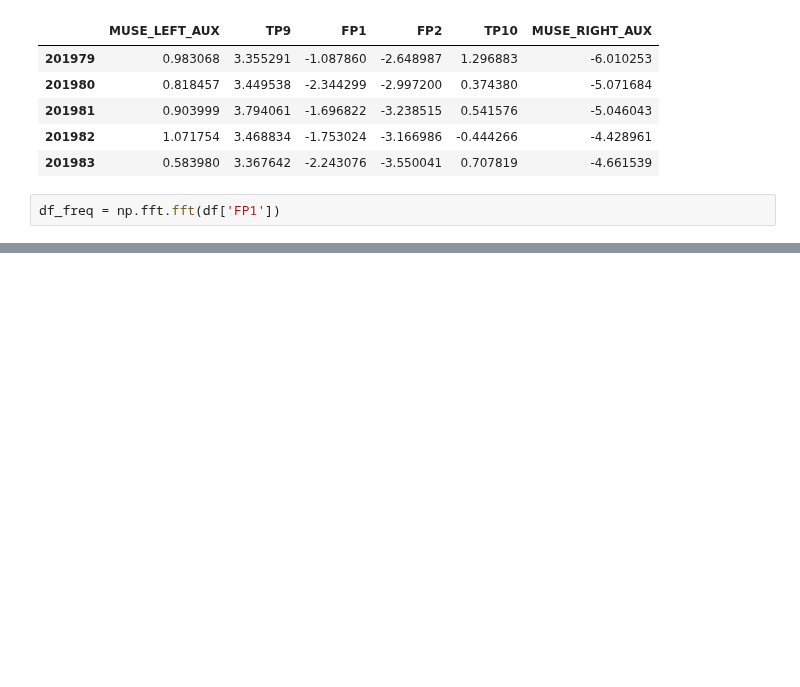
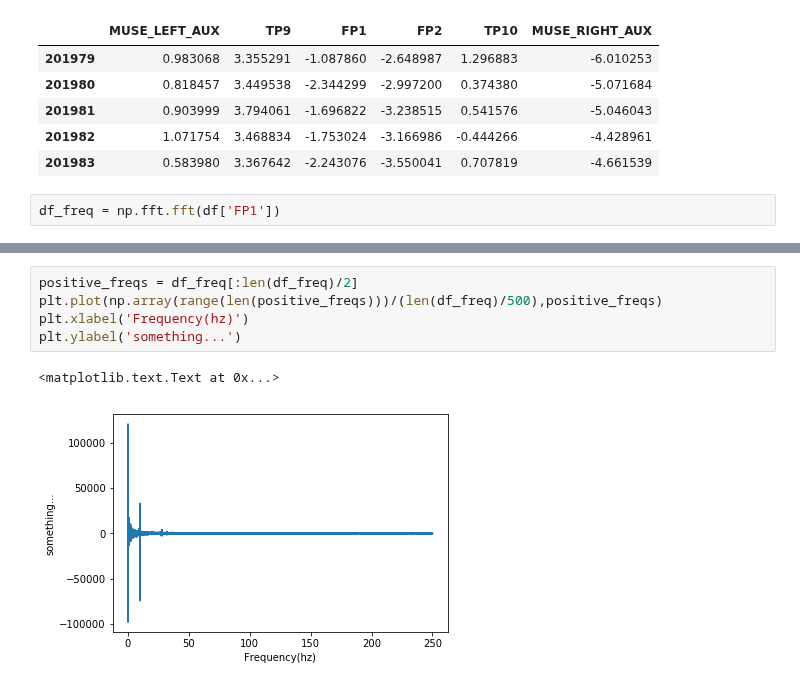
Before and after one commit to HALtheWise/neurotech-bmi, a Jupyter notebook: preprocessing.ipynb, the cells around one changed output, grey strips where cells are left out. Drawn from its saved outputs; the diff is of its cells as text; blank space fills up the shorter version.

Commit message:
now with freq stuff cause i cant deal

```diff
--- a/preprocessing.ipynb
+++ b/preprocessing.ipynb
@@ -129,0 +121,8 @@ plt.show()
+# %%
+positive_freqs = df_freq[:len(df_freq)/2]
+plt.plot(np.array(range(len(positive_freqs)))/(len(df_freq)/500),positive_freqs)
+plt.xlabel('Frequency(hz)')
+plt.ylabel('something...')
+# %% [output]
+<matplotlib.text.Text at 0x...>
+[figure, added]
```
Also changed, not shown: parts of 6 cells of this notebook.
